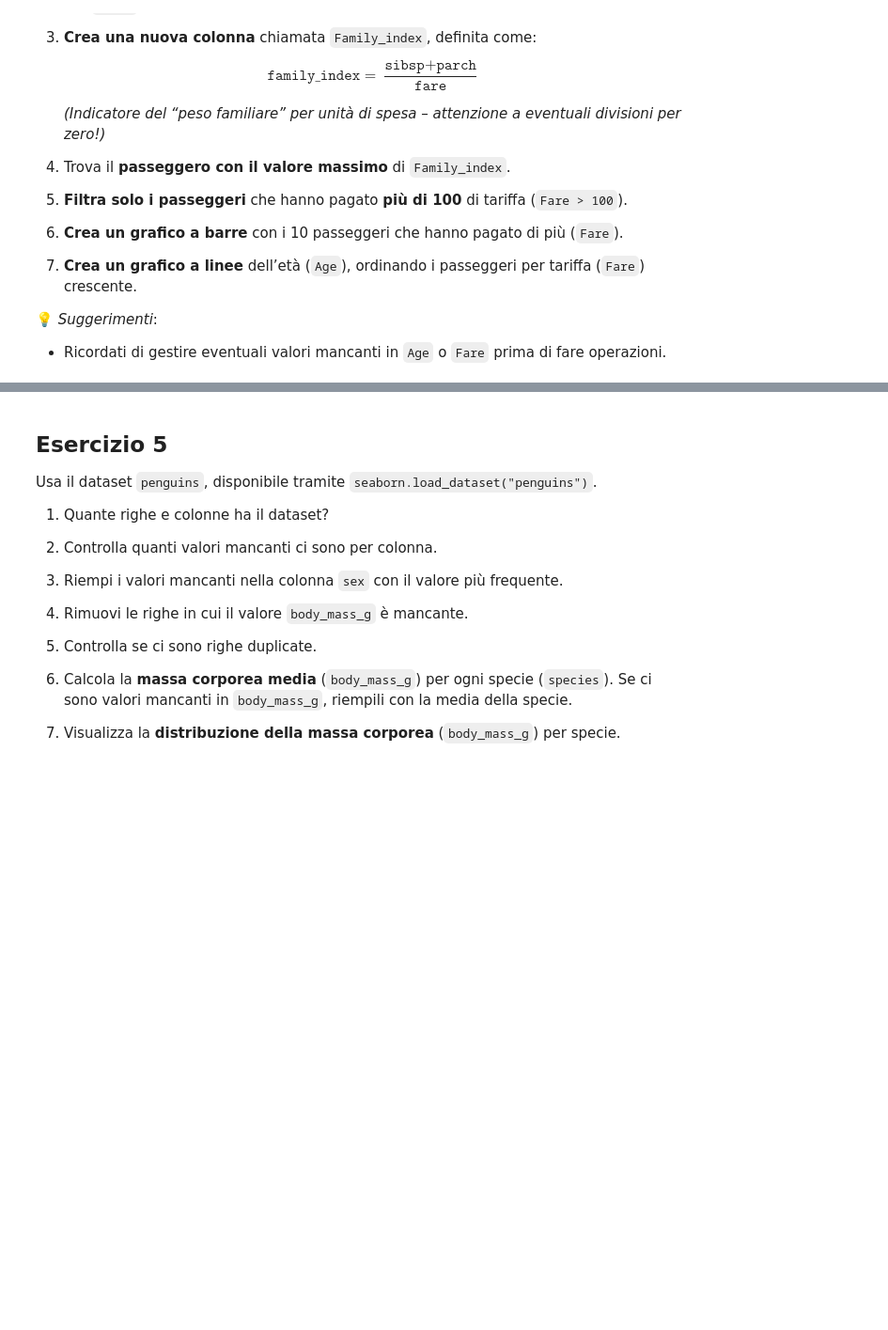
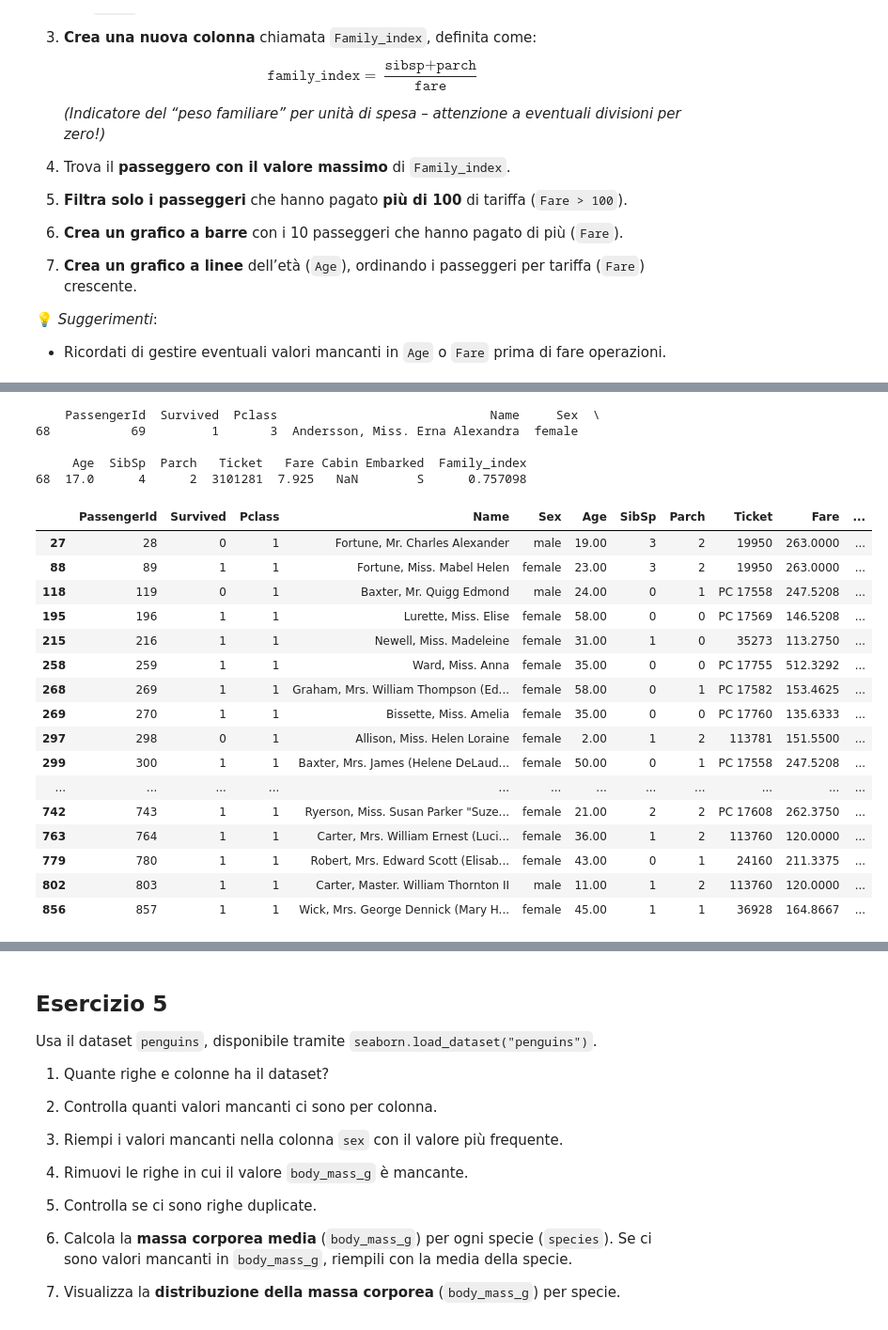
Before and after one commit to michela-roman/ProgrammingLabII, a Jupyter notebook: simulazEsame.ipynb, the cells around one changed output, grey strips where cells are left out. Shown at 94% size. Saved outputs shown, nothing was run; the diff lists cells and outputs as text; code cells hidden in the pictures; blank space fills up the shorter version.

```diff
--- a/simulazEsame.ipynb
+++ b/simulazEsame.ipynb
@@ -193,0 +280,31 @@ Esegui un’analisi esplorativa sui dati dei passeggeri, focalizzandoti su tarif
+# %%
+# Trova il passeggero con il valore massimo di `Family_index`.
+valore_massimo = df['Family_index'].max()
+print(df[df['Family_index'] == valore_massimo])
+# %% [output]
+    PassengerId  Survived  Pclass                             Name     Sex  \
+68           69         1       3  Andersson, Miss. Erna Alexandra  female
+
+     Age  SibSp  Parch   Ticket   Fare Cabin Embarked  Family_index
+68  17.0      4      2  3101281  7.925   NaN        S      0.757098
+# %%
+# Filtra solo i passeggeri che hanno pagato più di 100 di tariffa (`Fare > 100`).
+df[df['Fare'] > 100]
+# %% [output]
+|  | PassengerId | Survived | Pclass | Name | Sex | Age | SibSp | Parch | Ticket | Fare | ... |
+| 27 | 28 | 0 | 1 | Fortune, Mr. Charles Alexander | male | 19.00 | 3 | 2 | 19950 | 263.0000 | ... |
+| 88 | 89 | 1 | 1 | Fortune, Miss. Mabel Helen | female | 23.00 | 3 | 2 | 19950 | 263.0000 | ... |
+| 118 | 119 | 0 | 1 | Baxter, Mr. Quigg Edmond | male | 24.00 | 0 | 1 | PC 17558 | 247.5208 | ... |
+| 195 | 196 | 1 | 1 | Lurette, Miss. Elise | female | 58.00 | 0 | 0 | PC 17569 | 146.5208 | ... |
+| 215 | 216 | 1 | 1 | Newell, Miss. Madeleine | female | 31.00 | 1 | 0 | 35273 | 113.2750 | ... |
+| 258 | 259 | 1 | 1 | Ward, Miss. Anna | female | 35.00 | 0 | 0 | PC 17755 | 512.3292 | ... |
+| 268 | 269 | 1 | 1 | Graham, Mrs. William Thompson (Ed... | female | 58.00 | 0 | 1 | PC 17582 | 153.4625 | ... |
+| 269 | 270 | 1 | 1 | Bissette, Miss. Amelia | female | 35.00 | 0 | 0 | PC 17760 | 135.6333 | ... |
+| 297 | 298 | 0 | 1 | Allison, Miss. Helen Loraine | female | 2.00 | 1 | 2 | 113781 | 151.5500 | ... |
+| 299 | 300 | 1 | 1 | Baxter, Mrs. James (Helene DeLaud... | female | 50.00 | 0 | 1 | PC 17558 | 247.5208 | ... |
+| ... | ... | ... | ... | ... | ... | ... | ... | ... | ... | ... | ... |
+| 742 | 743 | 1 | 1 | Ryerson, Miss. Susan Parker "Suze... | female | 21.00 | 2 | 2 | PC 17608 | 262.3750 | ... |
+| 763 | 764 | 1 | 1 | Carter, Mrs. William Ernest (Luci... | female | 36.00 | 1 | 2 | 113760 | 120.0000 | ... |
+| 779 | 780 | 1 | 1 | Robert, Mrs. Edward Scott (Elisab... | female | 43.00 | 0 | 1 | 24160 | 211.3375 | ... |
+| 802 | 803 | 1 | 1 | Carter, Master. William Thornton II | male | 11.00 | 1 | 2 | 113760 | 120.0000 | ... |
+| 856 | 857 | 1 | 1 | Wick, Mrs. George Dennick (Mary H... | female | 45.00 | 1 | 1 | 36928 | 164.8667 | ... |
```
Also changed, not shown: parts of 13 cells of this notebook.
